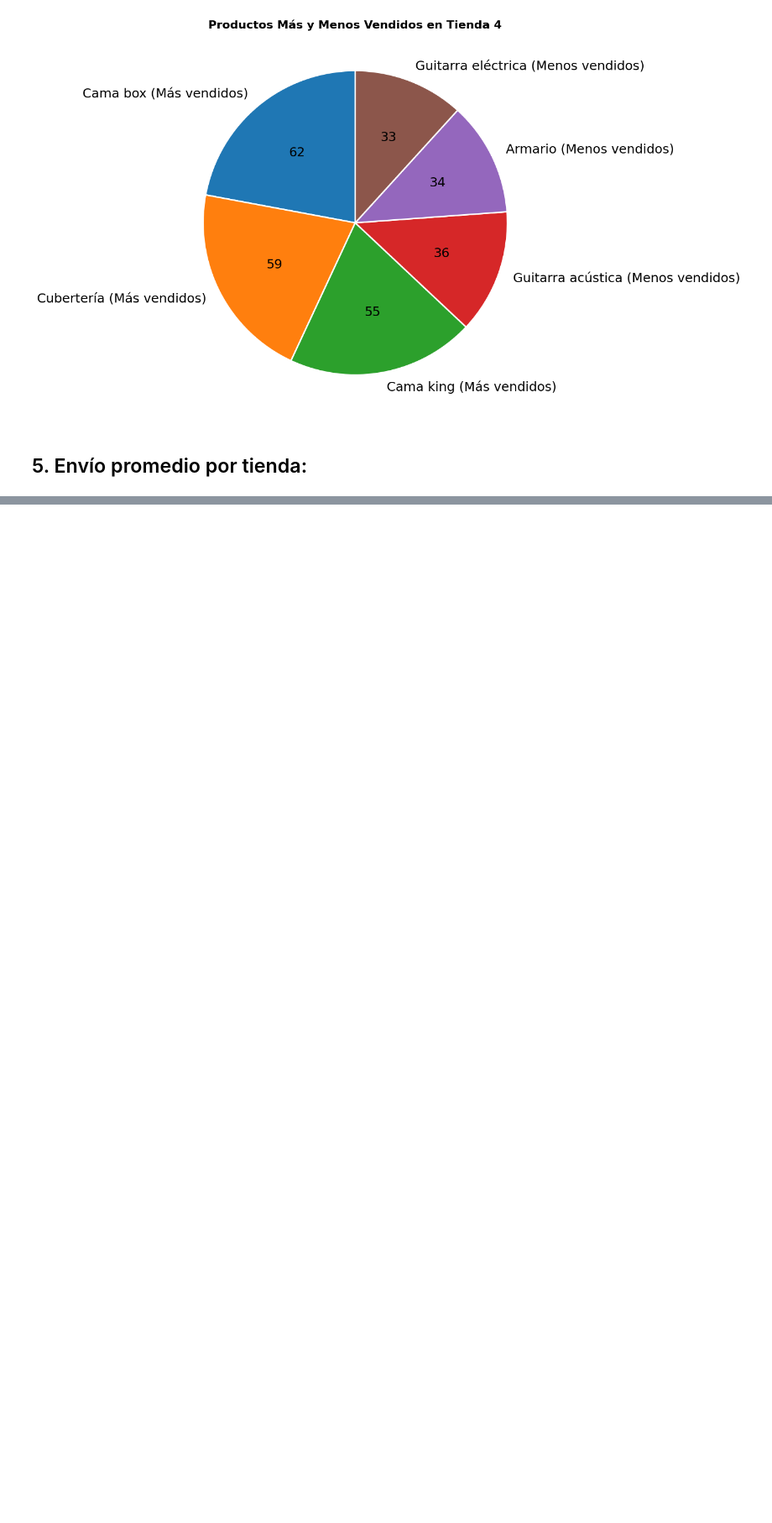
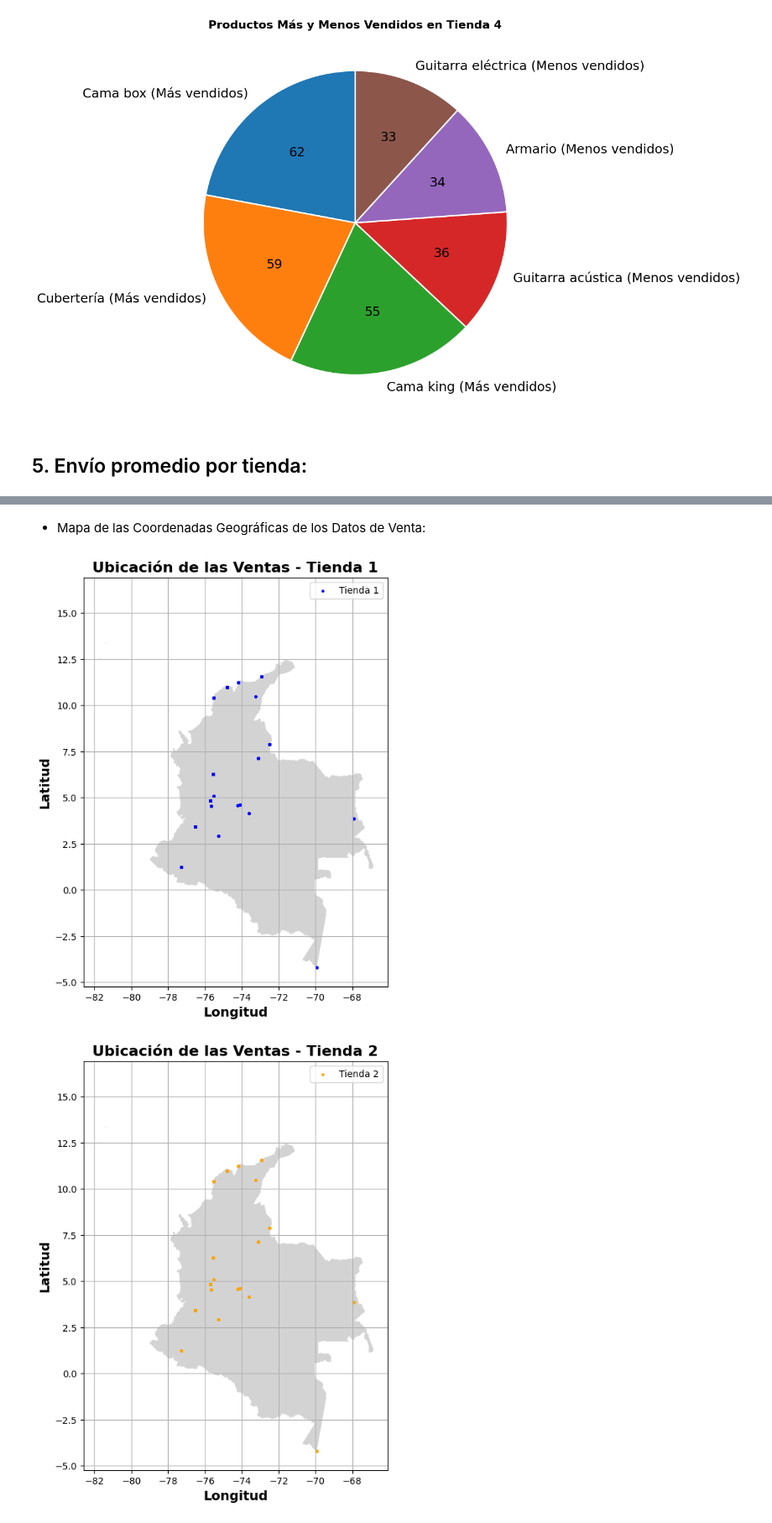
Before and after one commit to Afes-reop/Challenge-Alura-1, a Jupyter notebook: Challenge Alura 1.ipynb, the cells around one changed output, grey strips where cells are left out. Shown at 84% size. Saved outputs shown, nothing was run; the diff lists cells and outputs as text; code cells hidden in the pictures; blank space fills up the shorter version.

```diff
--- a/Challenge Alura 1.ipynb
+++ b/Challenge Alura 1.ipynb
@@ -71,11 +126,11 @@ En este primer análisis, debemos calcular el ingreso total de cada tienda. Suma
 stores = [tienda1, tienda2, tienda3, tienda4];
 sum_stores = [];
 
-for store in stores:
-    sum_stores.append(store['Precio'].sum());
+def calcular_total_vendido(store):
+    df1 = pd.DataFrame(store);
+    return df1['Precio'].sum();
 
-print(f"Ingreso Total Tienda 1: {sum_stores[0]:,.2f}")
-print(f"Ingreso Total Tienda 2: {sum_stores[1]:,.2f}")
-print(f"Ingreso Total Tienda 3: {sum_stores[2]:,.2f}")
-print(f"Ingreso Total Tienda 4: {sum_stores[3]:,.2f}")
+for i, store in enumerate(stores):
+    total_vendido = calcular_total_vendido(store);
+    print(f"Total vendido en Tienda {i+1}: ${total_vendido:,.2f}");
 # %% [output]
@@ -545,0 +747,34 @@ for idx in range(len(mas_vendidos_list)):
+# %% [markdown]
+- Mapa de las Coordenadas Geográficas de los Datos de Venta:
+# %%
+tienda = pd.concat([tienda1, tienda2, tienda3, tienda4], ignore_index=True)
+geo = gpd.GeoDataFrame(tienda,
+                       geometry=gpd.points_from_xy(tienda['lon'], tienda['lat']),
+                       crs="EPSG:4326")
+# Puedes obtener un mapa actualizado de Colombia usando datos abiertos de límites administrativos.
+# Una opción es descargar el shapefile de Colombia desde el DANE o GADM, pero para uso rápido puedes usar GeoPandas con un archivo GeoJSON de un repositorio confiable.
+
+# Ejemplo usando un GeoJSON de GADM (nivel 0, país completo):
+try:
+    colombia = gpd.read_file("https://geodata.ucdavis.edu/gadm/gadm4.1/json/gadm41_COL_0.json")
+    colombia = colombia.to_crs("EPSG:4326")
+except Exception as e:
+    print("Error al cargar el mapa de Colombia:", e)
+
+for tienda_df, store_name, color in zip([tienda1, tienda2, tienda3, tienda4], ['Tienda 1', 'Tienda 2', 'Tienda 3', 'Tienda 4'], ['blue', 'orange', 'green', 'red']):
+    fig, ax = plt.subplots(figsize=(6, 8))
+    if 'colombia' in locals():
+        colombia.plot(ax=ax, color='lightgray')
+    else:
+        print("Mapa de Colombia no disponible, solo se mostrarán los puntos de ventas.")
+    geo_subset = geo.iloc[tienda_df.index]
+    geo_subset.plot(ax=ax, marker='o', color=color, markersize=5, label=store_name)
+    ax.set_title(f'Ubicación de las Ventas - {store_name}', fontsize=16, fontweight='bold')
+    ax.set_xlabel('Longitud', fontsize=14, fontweight='bold')
+    ax.set_ylabel('Latitud', fontsize=14, fontweight='bold')
+    ax.legend()
+    plt.grid(True)
+    plt.show()
+# %% [output]
+[figure, added]
+[figure, added]
```
Also changed, not shown: parts of 45 cells of this notebook.
